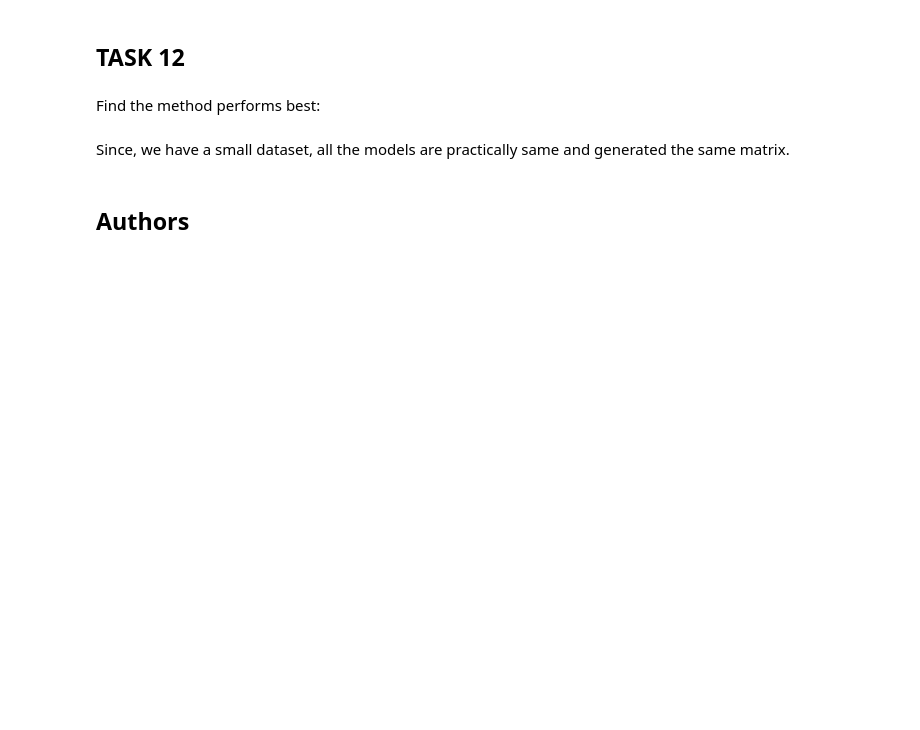
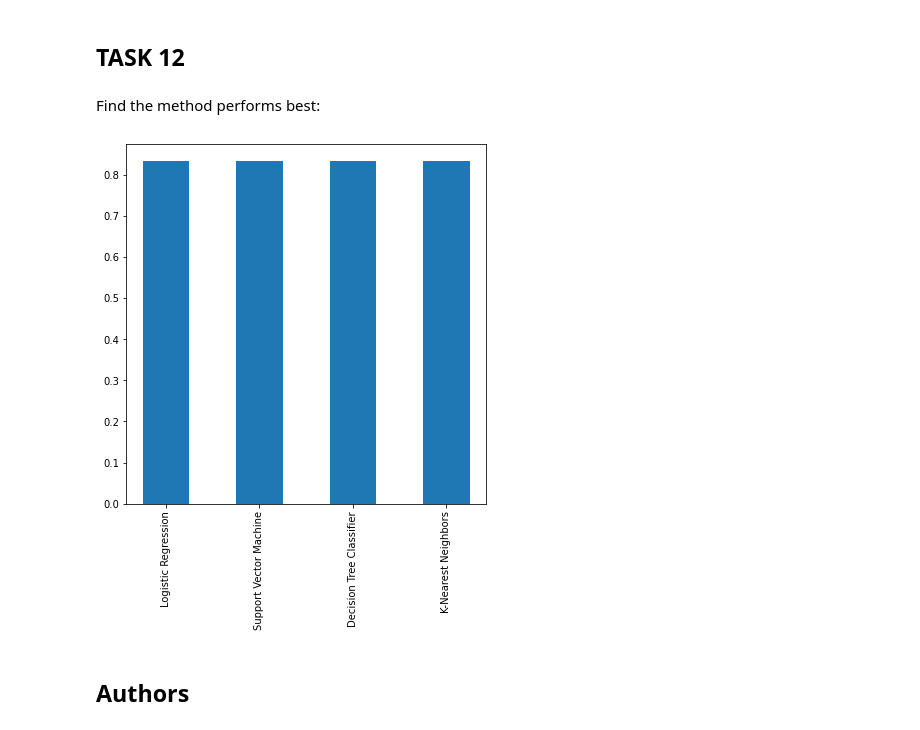
Before and after one commit to bhavyasd/IBM-DataScience-Certificate, a Jupyter notebook: Applied Data Science Capstone/SpaceX_Machine Learning Prediction_Part_5.ipynb, the cells around one changed output. Cells and saved outputs as stored; diff of their text form; code cells hidden in the pictures; blank space fills up the shorter version.

Commit message:
Predictive Analysis(Classification)
Updating bar chart

```diff
--- a/Applied Data Science Capstone/SpaceX_Machine Learning Prediction_Part_5.ipynb
+++ b/Applied Data Science Capstone/SpaceX_Machine Learning Prediction_Part_5.ipynb
@@ -219,7 +219,8 @@ accuracy : 0.8464285714285713
 Calculate the accuracy on the test data using the method <code>score</code>:
 # %%
 yhat=logreg_cv.predict(X_test)
-logreg_cv.score(X_test,Y_test)
+logrev_cv_acc = logreg_cv.score(X_test,Y_test)
+logrev_cv_acc
 # %% [output]
 0.8333333333333334
 # %% [markdown]
@@ -261,7 +262,8 @@ accuracy : 0.8482142857142856
 # %% [markdown]
 Calculate the accuracy on the test data using the method <code>score</code>:
 # %%
-svm_cv.score(X_test,Y_test)
+svm_cv_acc = svm_cv.score(X_test,Y_test)
+svm_cv_acc
 # %% [output]
 0.8333333333333334
 # %% [markdown]
@@ -305,5 +307,6 @@ accuracy : 0.8892857142857142
 # %% [markdown]
 Calculate the accuracy of tree_cv on the test data using the method <code>score</code>:
 # %%
-tree_cv.score(X_test, Y_test)
+tree_cv_acc=tree_cv.score(X_test, Y_test)
+tree_cv_acc
 # %% [output]
@@ -344,7 +347,8 @@ accuracy : 0.8482142857142858
 # %% [markdown]
 Calculate the accuracy of tree_cv on the test data using the method <code>score</code>:
 # %%
-knn_cv.score(X_test,Y_test)
+knn_cv_acc = knn_cv.score(X_test,Y_test)
+knn_cv_acc
 # %% [output]
 0.8333333333333334
 # %% [markdown]
@@ -358,8 +362,18 @@ plot_confusion_matrix(Y_test,yhat)
 ## TASK  12
 # %% [markdown]
 Find the method performs best:
-# %% [markdown]
-Since, we have a small dataset, all the models are practically same and generated the same matrix.
+# %%
+#Since, we have a small dataset, all the models are practically same and generated the same matrix.
+
+fig = plt.figure(figsize=[5,5])
+ax = fig.add_axes([0,1,1,1])
+x = ["Logistic Regression","Support Vector Machine","Decision Tree Classifier","K-Nearest Neighbors"]
+y = [logrev_cv_acc,svm_cv_acc,tree_cv_acc,knn_cv_acc]
+ax.bar(x,y,width=0.5)
+plt.xticks(rotation=90)
+plt.show()
+# %% [output]
+[figure, added]
 # %% [markdown]
 ## Authors
 # %% [markdown]
```
Also changed, not shown: parts of 2 cells of this notebook, 1 other file.
